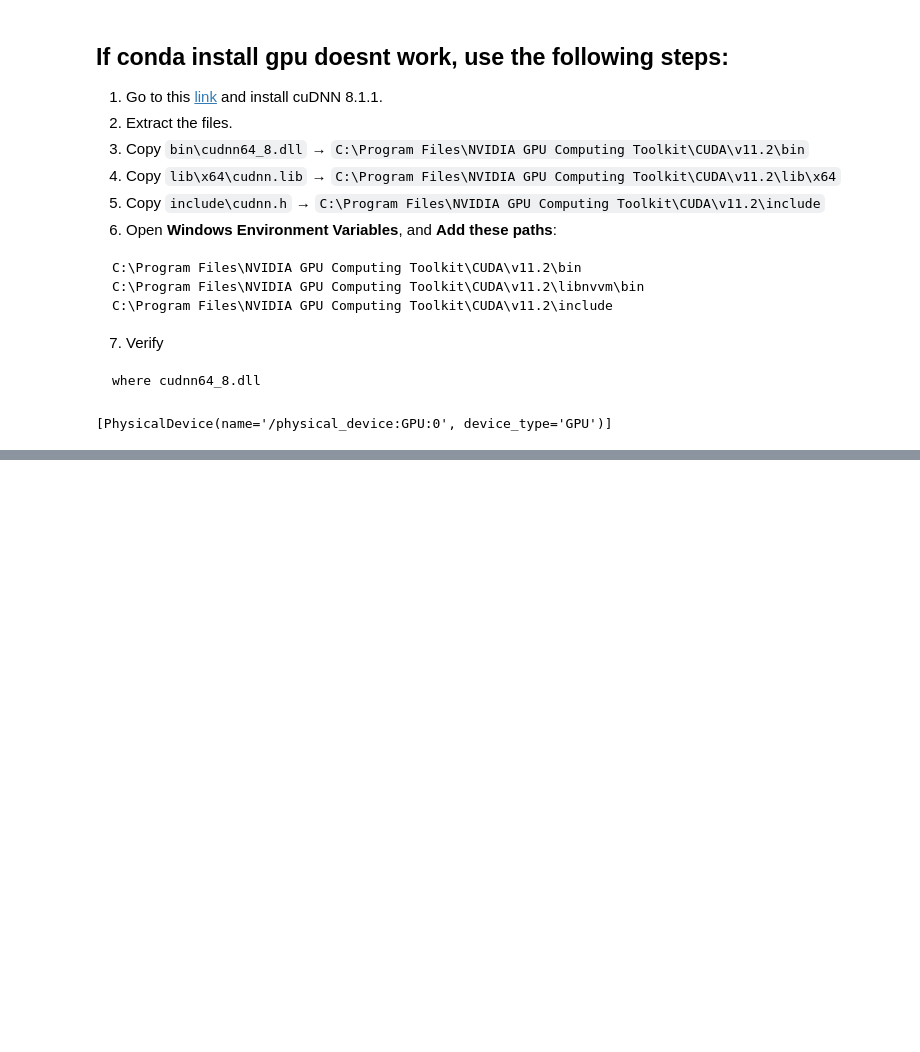
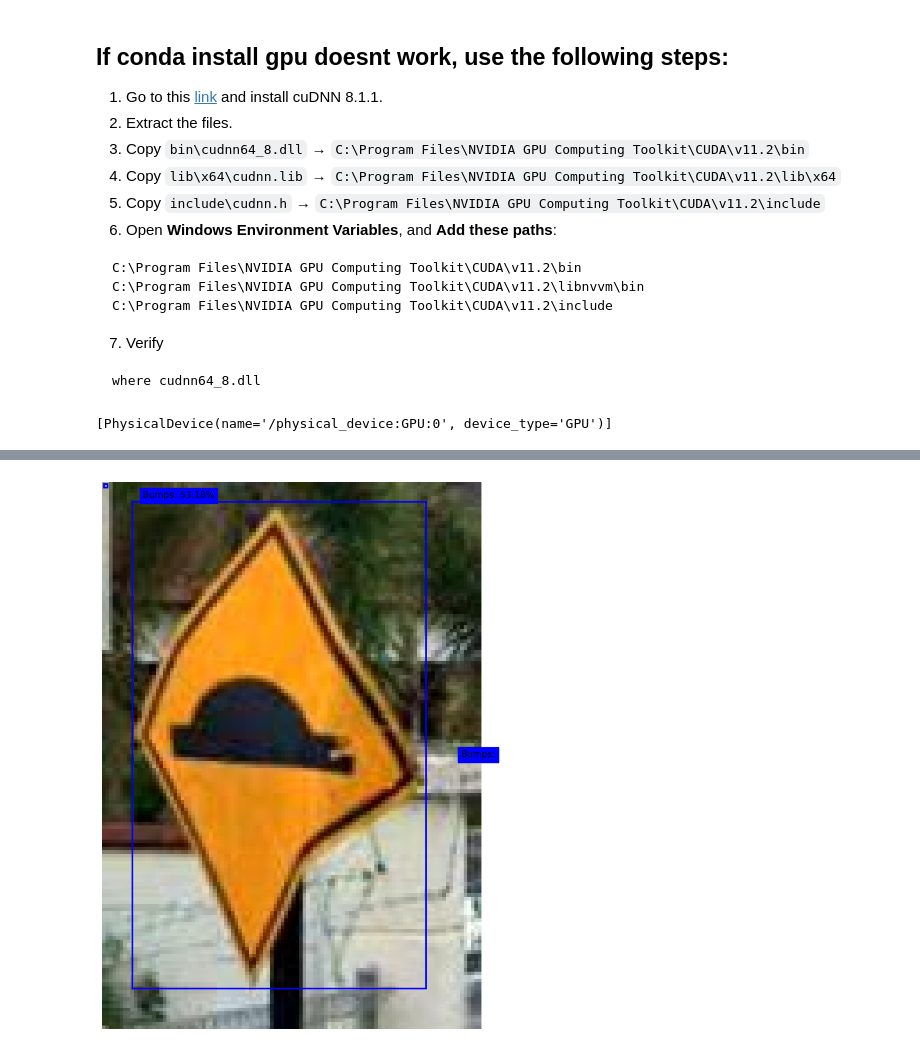
Before and after one commit to V3ness/traffic-sign-detection, a Jupyter notebook: test_run_models.ipynb, the cells around one changed output, grey strips where cells are left out. Saved outputs shown, nothing was run; the diff lists cells and outputs as text; code cells hidden in the pictures; blank space fills up the shorter version.

Commit message:
add code and instructions to train & evaluate model

```diff
--- a/test_run_models.ipynb
+++ b/test_run_models.ipynb
@@ -148,0 +284,12 @@ cv2.destroyAllWindows()
+# %%
+MODEL_NAME = 'ssd_mobilenet_v2_fpnlite_320x320_coco17_tpu-8\exported_model'
+
+MODEL_PATH = os.path.join('models', MODEL_NAME)
+with open(os.path.join(MODEL_PATH, 'detections_output_result.pkl'), 'rb') as pickle_file:
+    detections = pickle.load(pickle_file)
+# %%
+# Checking keys and gt_bbox for the detections
+for file_path, det in detections.items():
+    print(f"File: {file_path}, Keys: {list(det.keys())}")
+    print(f"gt_bboxes: {det['gt_bboxes']}")
+    break
@@ -148,0 +333,9 @@ cv2.destroyAllWindows()
+# %%
+def get_detection_by_filename(detections, filename):
+    if filename not in detections:
+        print(f"Warning: {filename} not found in detections.")
+        return {'pred_bboxes': [[]], 'pred_classes': [[]], 'confidences': [[]], 'gt_bboxes': [], 'gt_classes': []}
+
+    detection = detections[filename]
+
+    return detection
@@ -148,0 +889,4 @@ cv2.destroyAllWindows()
+# %%
+filename = '234_png.rf.5ff94e48806d49ca1dff3a862316c202.jpg'
+sample = get_detection_by_filename(detections, filename)
+sample
@@ -148,0 +902,4 @@ cv2.destroyAllWindows()
+# %%
+plot_dets(sample, filename)
+# %% [output]
+[figure, added]
```
Also changed, not shown: parts of 36 cells of this notebook.
